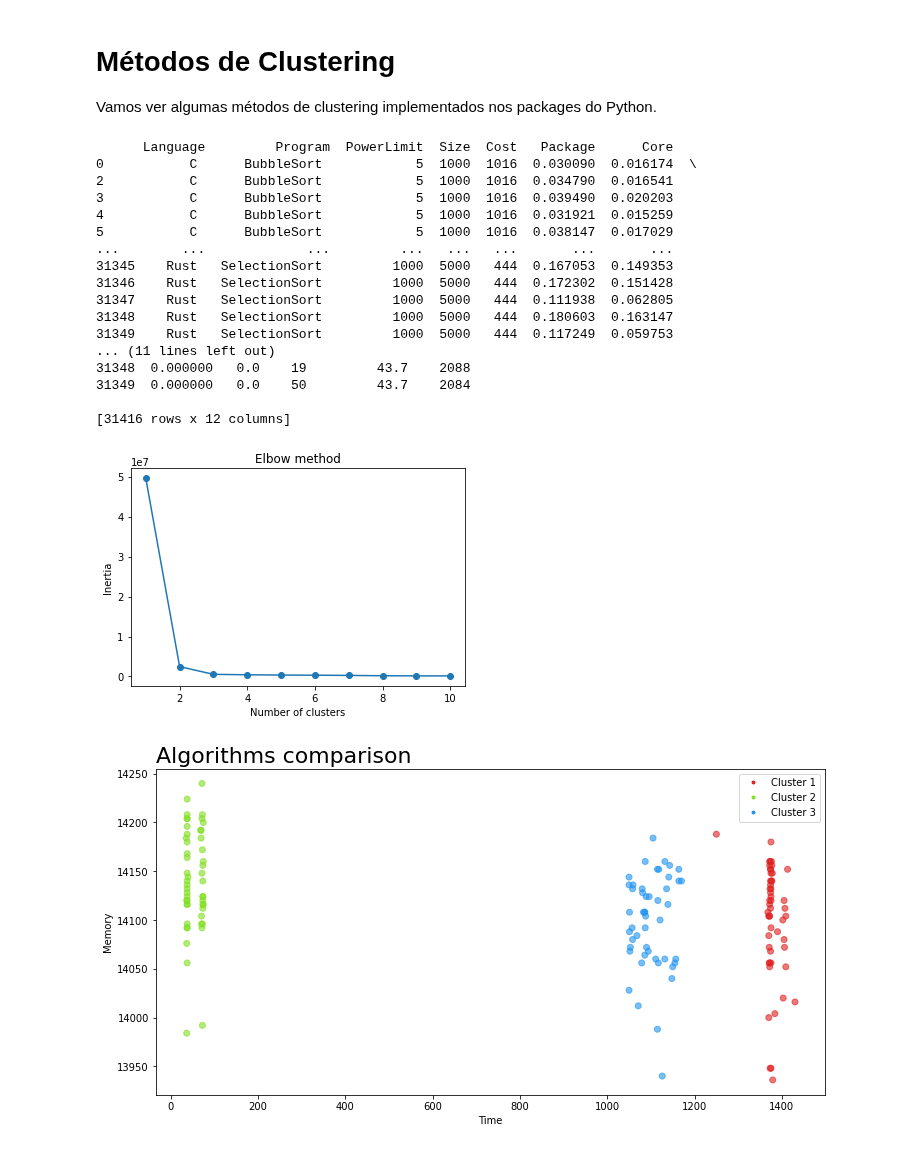
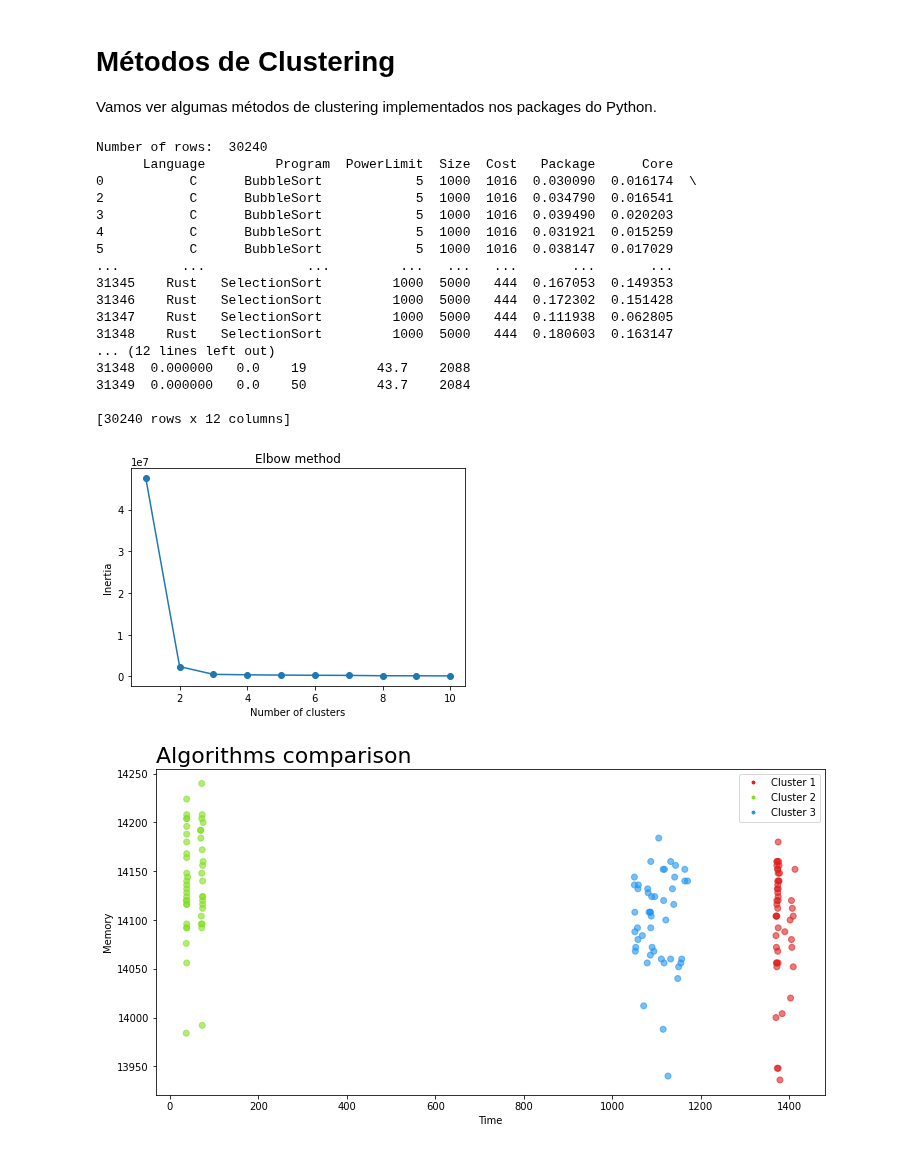
Before and after one commit to realRunlo/EnergyMeasurement, a Jupyter notebook: notebooks/clustering.ipynb, the cells around one changed output. Cells and saved outputs as stored; diff of their text form; code cells hidden in the pictures.

```diff
--- a/notebooks/clustering.ipynb
+++ b/notebooks/clustering.ipynb
@@ -14,20 +14,22 @@ file_name = '../measurements.csv'
 df = pd.read_csv(file_name, header=0, delimiter=",", decimal=".")
 
 #Outliers treatment
-#NOTE: This will remove 14*3*2 entries (14 languages, 3 sorting algorithms and 2 cases - best and worst executions)
+#NOTE: This will remove 14*3*5*3*2 entries (14 languages, 3 sorting algorithms, 5 PowerLimit, 3 Sizes and 2 cases - best and worst executions)
 
 # Agrupar o DataFrame por colunas "Language" e "Program"
-grouped = df.groupby(['Language', 'Program'])
+grouped = df.groupby(['Language', 'Program', 'PowerLimit', 'Size'])
 
 # Inicializar um DataFrame vazio para armazenar o resultado
 df_removed_entries = pd.DataFrame()
 
 # Iterar sobre cada grupo
 for group_name, group_df in grouped:
+
     # Identificar o índice da melhor (menor tempo) e pior (maior tempo) entrada no grupo
     best_entry_index = group_df['Time'].idxmin()
     worst_entry_index = group_df['Time'].idxmax()
-
+    if(best_entry_index==worst_entry_index):
+        worst_entry_index+=1
     # Remover as linhas com base nos índices encontrados e adicionar ao DataFrame resultante
     group_df = group_df.drop([best_entry_index, worst_entry_index])
 
@@ -36,8 +38,8 @@ for group_name, group_df in grouped:
 
 df = df_removed_entries.copy()
 # Imprimir o DataFrame resultante
+print("Number of rows: ", len(df.index))
 print(df)
-
 
 
 df_cluster1 = df[(df['Language'] == "Python Interpreted ") & (df['PowerLimit'] == 1000) &(df['Size']== 5000)]
@@ -88,38 +90,38 @@ plt.scatter(df_cluster1[column_1], df_cluster1[column_2], c=df_cluster1.c, alpha
 # Criar a lista de elementos da legenda
 legend_elements = [Line2D([0], [0], marker='o', color='w',
                           label='Cluster {}'.format(i+1),
                           markerfacecolor=mcolor, markersize=5)
                    for i, mcolor in enumerate(colors)]
 
 # Plotar a legenda
 plt.legend(handles=legend_elements)
 
 # Título e rótulos dos eixos
 plt.title('Algorithms comparison', loc='left', fontsize=22)
 plt.xlabel(f'{column_1}')
 plt.ylabel(f'{column_2}')
 
 plt.show()
 # %% [output]
+Number of rows:  30240
       Language         Program  PowerLimit  Size  Cost   Package      Core
 0           C      BubbleSort            5  1000  1016  0.030090  0.016174  \
 2           C      BubbleSort            5  1000  1016  0.034790  0.016541
 3           C      BubbleSort            5  1000  1016  0.039490  0.020203
 4           C      BubbleSort            5  1000  1016  0.031921  0.015259
 5           C      BubbleSort            5  1000  1016  0.038147  0.017029
 ...        ...             ...         ...   ...   ...       ...       ...
 31345    Rust   SelectionSort         1000  5000   444  0.167053  0.149353
 31346    Rust   SelectionSort         1000  5000   444  0.172302  0.151428
 31347    Rust   SelectionSort         1000  5000   444  0.111938  0.062805
 31348    Rust   SelectionSort         1000  5000   444  0.180603  0.163147
-31349    Rust   SelectionSort         1000  5000   444  0.117249  0.059753
-... (11 lines left out)
+... (12 lines left out)
 31348  0.000000   0.0    19         43.7    2088
 31349  0.000000   0.0    50         43.7    2084
 
-[31416 rows x 12 columns]
+[30240 rows x 12 columns]
-[figure, old version]
+[figure, new version]
-[figure, old version]
+[figure, new version]
 # %%
 df_clusterResult = df[(df['Language'] == "Python Interpreted ") & (df['PowerLimit'] == 1000) &(df['Size']== 5000)]
 
```
Also changed, not shown: parts of 4 cells of this notebook, 1 other file.
